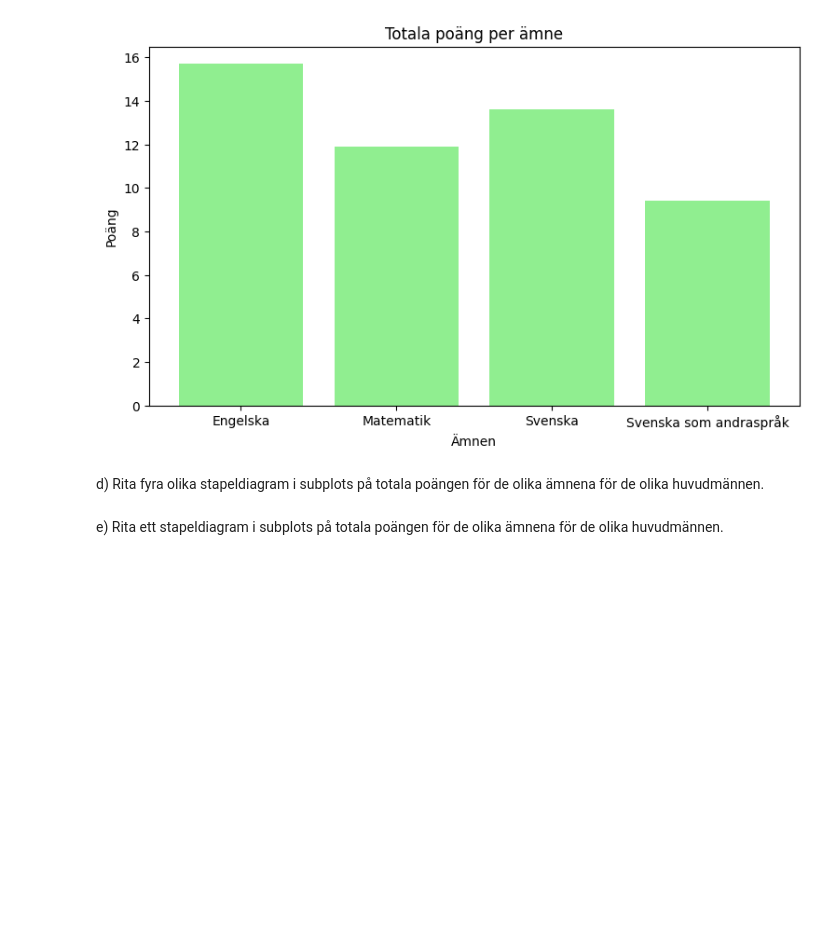
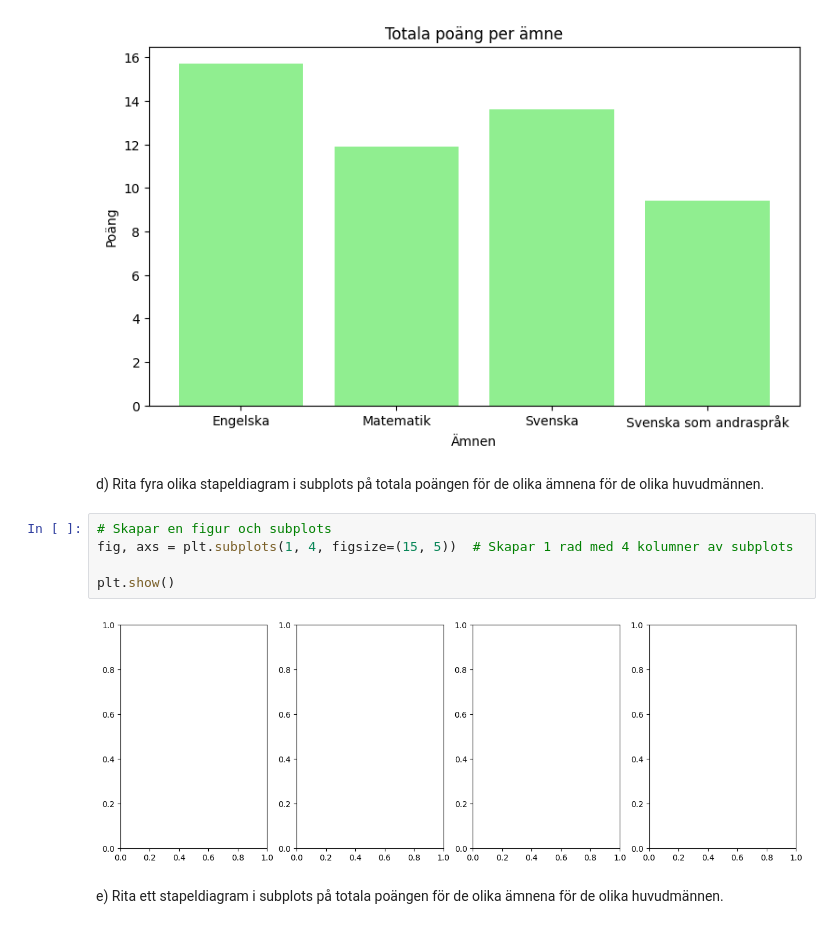
Before and after one commit to Joelholmb/Joel-Holmberg-OPA23, a Jupyter notebook: Labbar/Labb2.ipynb, the cells around one changed output. Drawn from its saved outputs; the diff is of its cells as text; blank space fills up the shorter version.

Commit message:
creates 4 empty subplots

```diff
--- a/Labbar/Labb2.ipynb
+++ b/Labbar/Labb2.ipynb
@@ -67,6 +67,13 @@ plt.show()
 [figure]
 # %% [markdown]
 d) Rita fyra olika stapeldiagram i subplots på totala poängen för de olika ämnena för de olika huvudmännen.
+# %%
+# Skapar en figur och subplots
+fig, axs = plt.subplots(1, 4, figsize=(15, 5))  # Skapar 1 rad med 4 kolumner av subplots
+
+plt.show()
+# %% [output]
+[figure, added]
 # %% [markdown]
 e) Rita ett stapeldiagram i subplots på totala poängen för de olika ämnena för de olika huvudmännen.
 # %% [markdown]
```
